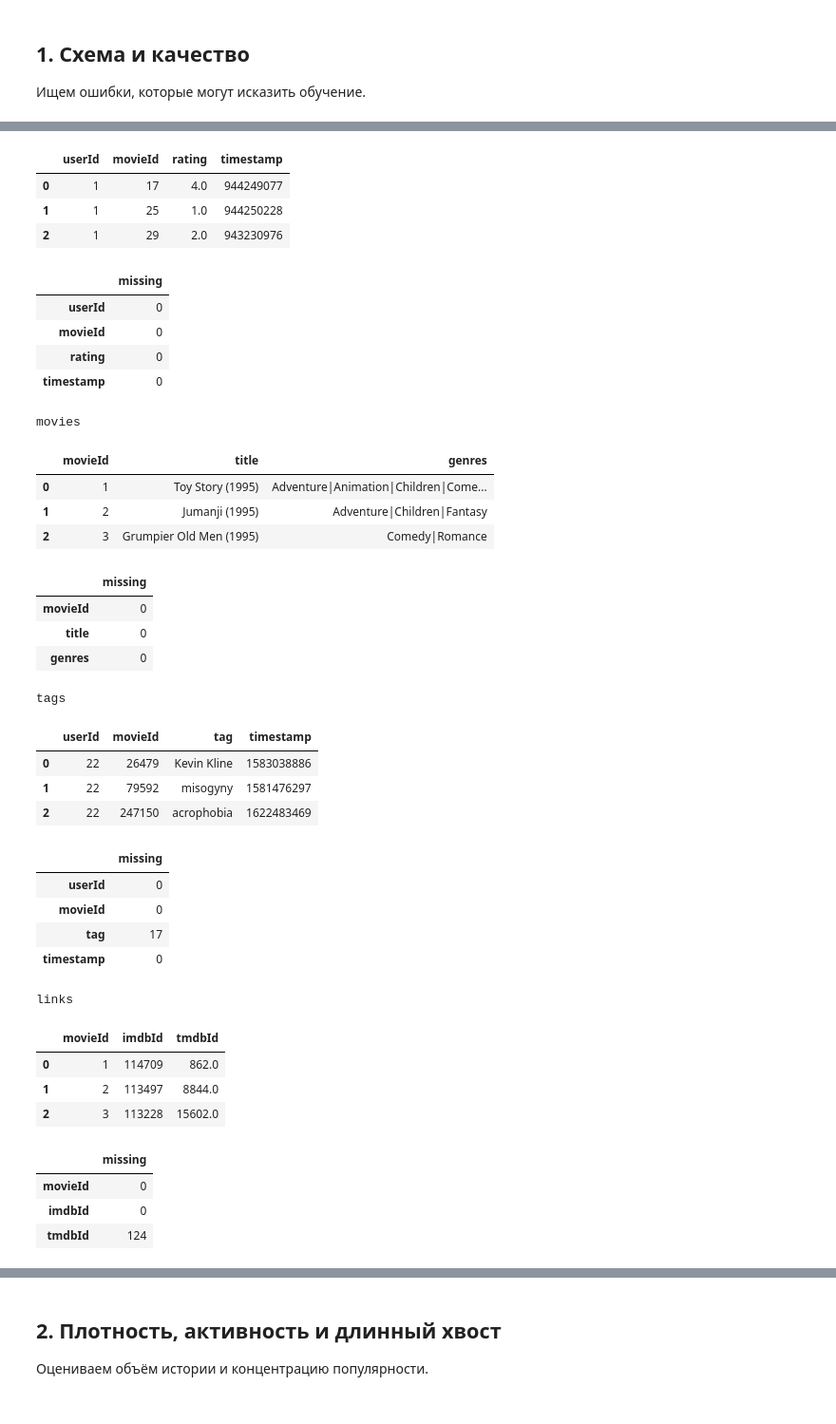
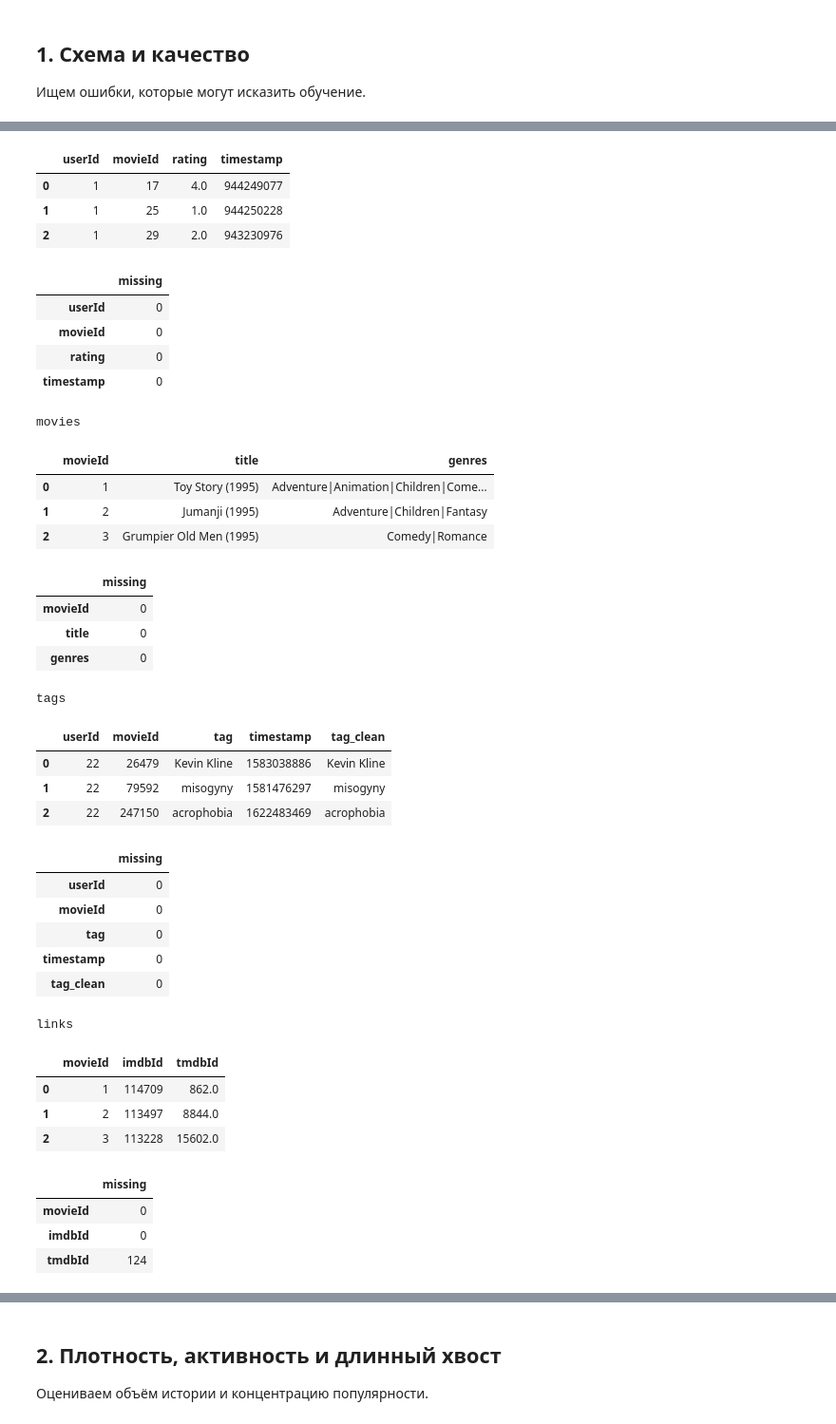
Before and after one commit to Axecta/movielens32m-eda, a Jupyter notebook: movielens32m_eda.ipynb, the cells around one changed output, grey strips where cells are left out. Shown at 95% size. Cells and saved outputs as stored; diff of their text form; code cells hidden in the pictures.

Commit message:
Correct tag missingness and extend data integrity and evaluation analysis

```diff
--- a/movielens32m_eda.ipynb
+++ b/movielens32m_eda.ipynb
@@ -38,9 +38,21 @@ print('Archive SHA256:', digest.hexdigest())
 print('Pandas version:', pd.__version__)
 ratings = pd.read_csv(DATA/'ml-32m/ratings.csv', dtype={'userId':'int32','movieId':'int32','rating':'float32','timestamp':'int64'})
 movies = pd.read_csv(DATA/'ml-32m/movies.csv')
-tags = pd.read_csv(DATA/'ml-32m/tags.csv')
+tags = pd.read_csv(DATA/'ml-32m/tags.csv', keep_default_na=False)
+tags['tag_clean'] = tags['tag'].str.strip()
 links = pd.read_csv(DATA/'ml-32m/links.csv')
 print({k: len(v) for k,v in {'ratings': ratings, 'movies': movies, 'tags': tags, 'links': links}.items()})
+expected_md5 = {'ratings.csv': 'cf12b74f9ad4b94a011f079e26d4270a',
+                'movies.csv': '0df90835c19151f9d819d0822e190797',
+                'tags.csv': '963bf4fa4de6b8901868fddd3eb54567',
+                'links.csv': '8f033867bcb4e6be8792b21468b4fa6e'}
+for filename, expected in expected_md5.items():
+    checksum = hashlib.md5()
+    with (DATA/'ml-32m'/filename).open('rb') as file:
+        for block in iter(lambda: file.read(1024 * 1024), b''):
+            checksum.update(block)
+    assert checksum.hexdigest() == expected, filename
+print('All four CSV checksums match the dataset README.')
 # %% [output]
 Archive SHA256: e4a68655d7386b8f95f2f2424b2ff975dfdd15ffd59e0d864a14dca43e99d6ee
 Pandas version: 2.3.3
@@ -59,43 +72,44 @@ quality = pd.Series({
     'duplicate_user_movie': int(ratings.duplicated(['userId','movieId']).sum()),
     'duplicate_movie_keys': int(movies.movieId.duplicated().sum()),
     'ratings_without_metadata': int((~ratings.movieId.isin(movies.movieId)).sum()),
     'invalid_ratings': int((~ratings.rating.isin([0.5, 1, 1.5, 2, 2.5, 3, 3.5, 4, 4.5, 5])).sum()),
     'missing_genres': int(movies.genres.eq('(no genres listed)').sum()),
-    'missing_tag_text': int(tags.tag.isna().sum())})
+    'blank_tag_text': int(tags['tag_clean'].eq('').sum())})
 display(quality.to_frame('count'))
 assert quality['invalid_ratings'] == 0
 assert ratings[['userId','movieId','timestamp','rating']].notna().all().all()
 assert quality['duplicate_movie_keys'] == 0
 # %% [output]
 ratings
 |  | userId | movieId | rating | timestamp |
 | 0 | 1 | 17 | 4.0 | 944249077 |
 | 1 | 1 | 25 | 1.0 | 944250228 |
 | 2 | 1 | 29 | 2.0 | 943230976 |
 |  | missing |
 | userId | 0 |
 | movieId | 0 |
 | rating | 0 |
 | timestamp | 0 |
 movies
 |  | movieId | title | genres |
 | 0 | 1 | Toy Story (1995) | Adventure|Animation|Children|Come... |
 | 1 | 2 | Jumanji (1995) | Adventure|Children|Fantasy |
 | 2 | 3 | Grumpier Old Men (1995) | Comedy|Romance |
 |  | missing |
 | movieId | 0 |
 | title | 0 |
 | genres | 0 |
 tags
-|  | userId | movieId | tag | timestamp |
-| 0 | 22 | 26479 | Kevin Kline | 1583038886 |
-| 1 | 22 | 79592 | misogyny | 1581476297 |
-| 2 | 22 | 247150 | acrophobia | 1622483469 |
+|  | userId | movieId | tag | timestamp | tag_clean |
+| 0 | 22 | 26479 | Kevin Kline | 1583038886 | Kevin Kline |
+| 1 | 22 | 79592 | misogyny | 1581476297 | misogyny |
+| 2 | 22 | 247150 | acrophobia | 1622483469 | acrophobia |
 |  | missing |
 | userId | 0 |
 | movieId | 0 |
-| tag | 17 |
+| tag | 0 |
 | timestamp | 0 |
+| tag_clean | 0 |
 links
 |  | movieId | imdbId | tmdbId |
 | 0 | 1 | 114709 | 862.0 |
```
Also changed, not shown: parts of 21 cells of this notebook.
